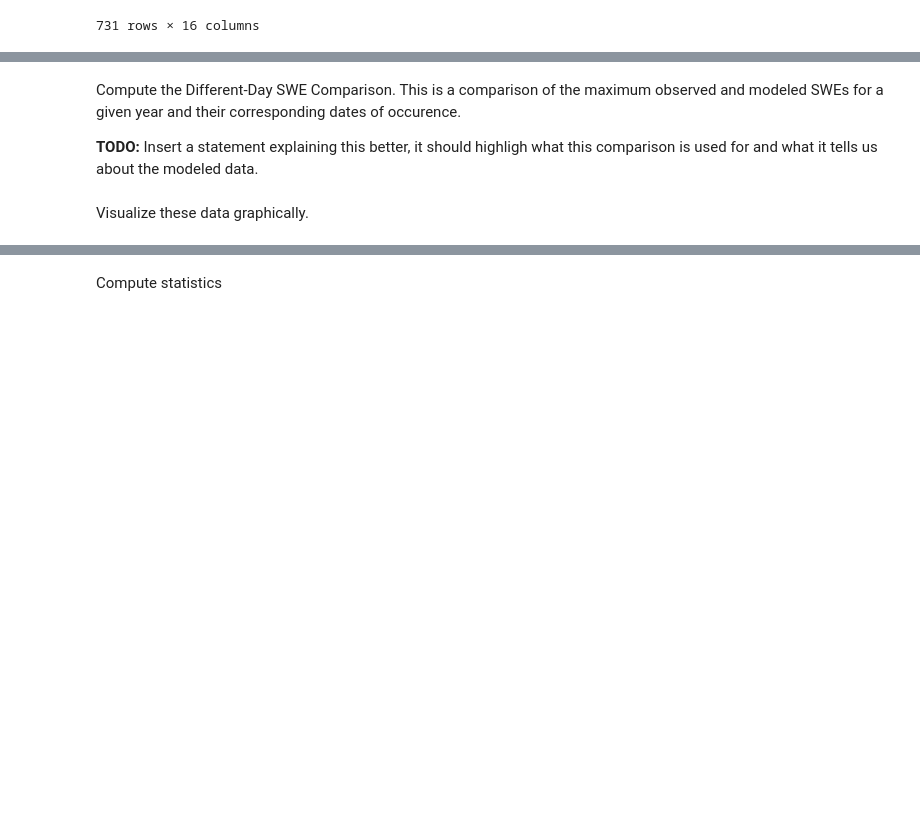
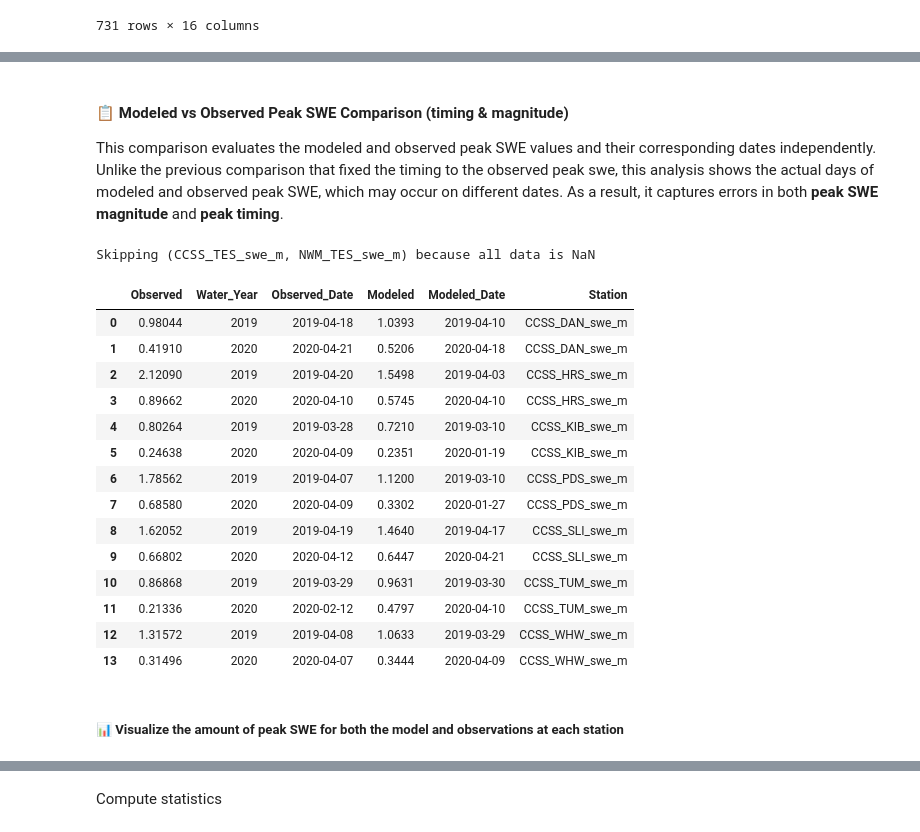
Before and after one commit to hydroframe/cssi_evaluation, a Jupyter notebook: examples/notebooks/snow/02_single_site_comparison.ipynb, the cells around one changed output, grey strips where cells are left out. Cells and saved outputs as stored; diff of their text form; code cells hidden in the pictures; blank space fills up the shorter version.

```diff
--- a/examples/notebooks/snow/02_single_site_comparison.ipynb
+++ b/examples/notebooks/snow/02_single_site_comparison.ipynb
@@ -189,11 +297,27 @@ scatter_with_line
 # %% [markdown]
-Compute the Different-Day SWE Comparison. This is a comparison of the maximum observed and modeled SWEs for a given year and their corresponding dates of occurence.
-
-**TODO:** Insert a statement explaining this better, it should highligh what this comparison is used for and what it tells us about the modeled data.
+#### 📋 Modeled vs Observed Peak SWE Comparison (timing & magnitude)
+This comparison evaluates the modeled and observed peak SWE values and their corresponding dates independently. Unlike the previous comparison that fixed the timing to the observed peak swe, this analysis shows the actual days of modeled and observed peak SWE, which may occur on different dates. As a result, it captures errors in both **peak SWE magnitude** and **peak timing**.
 # %%
 # compute the different-day SWE comparison for each of the observed and modeled sites.
-df_diff_day = utils.different_day_swe_comparison(combined_df, obs_cols, mod_cols)
-df_diff_day
+df_both_peak = utils.modeled_vs_observed_peak_swe(combined_df, obs_cols, mod_cols)
+df_both_peak
+# %% [output]
+Skipping (CCSS_TES_swe_m, NWM_TES_swe_m) because all data is NaN
+|  | Observed | Water_Year | Observed_Date | Modeled | Modeled_Date | Station |
+| 0 | 0.98044 | 2019 | 2019-04-18 | 1.0393 | 2019-04-10 | CCSS_DAN_swe_m |
+| 1 | 0.41910 | 2020 | 2020-04-21 | 0.5206 | 2020-04-18 | CCSS_DAN_swe_m |
+| 2 | 2.12090 | 2019 | 2019-04-20 | 1.5498 | 2019-04-03 | CCSS_HRS_swe_m |
+| 3 | 0.89662 | 2020 | 2020-04-10 | 0.5745 | 2020-04-10 | CCSS_HRS_swe_m |
+| 4 | 0.80264 | 2019 | 2019-03-28 | 0.7210 | 2019-03-10 | CCSS_KIB_swe_m |
+| 5 | 0.24638 | 2020 | 2020-04-09 | 0.2351 | 2020-01-19 | CCSS_KIB_swe_m |
+| 6 | 1.78562 | 2019 | 2019-04-07 | 1.1200 | 2019-03-10 | CCSS_PDS_swe_m |
+| 7 | 0.68580 | 2020 | 2020-04-09 | 0.3302 | 2020-01-27 | CCSS_PDS_swe_m |
+| 8 | 1.62052 | 2019 | 2019-04-19 | 1.4640 | 2019-04-17 | CCSS_SLI_swe_m |
+| 9 | 0.66802 | 2020 | 2020-04-12 | 0.6447 | 2020-04-21 | CCSS_SLI_swe_m |
+| 10 | 0.86868 | 2019 | 2019-03-29 | 0.9631 | 2019-03-30 | CCSS_TUM_swe_m |
+| 11 | 0.21336 | 2020 | 2020-02-12 | 0.4797 | 2020-04-10 | CCSS_TUM_swe_m |
+| 12 | 1.31572 | 2019 | 2019-04-08 | 1.0633 | 2019-03-29 | CCSS_WHW_swe_m |
+| 13 | 0.31496 | 2020 | 2020-04-07 | 0.3444 | 2020-04-09 | CCSS_WHW_swe_m |
 # %% [markdown]
-Visualize these data graphically.
+##### 📊 Visualize the amount of peak SWE for both the model and observations at each station
 # %%
```
Also changed, not shown: parts of 41 cells of this notebook, 3 other files.
